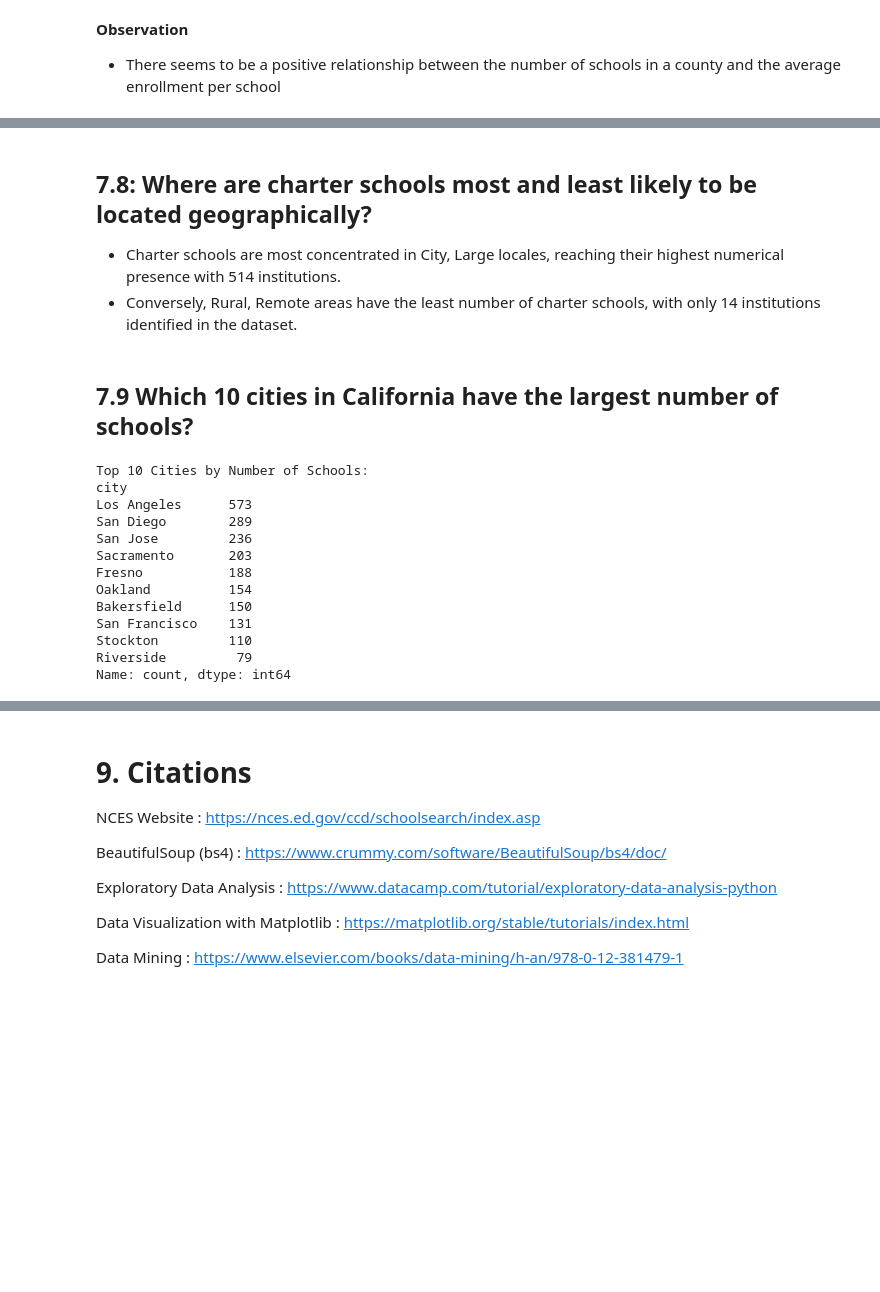
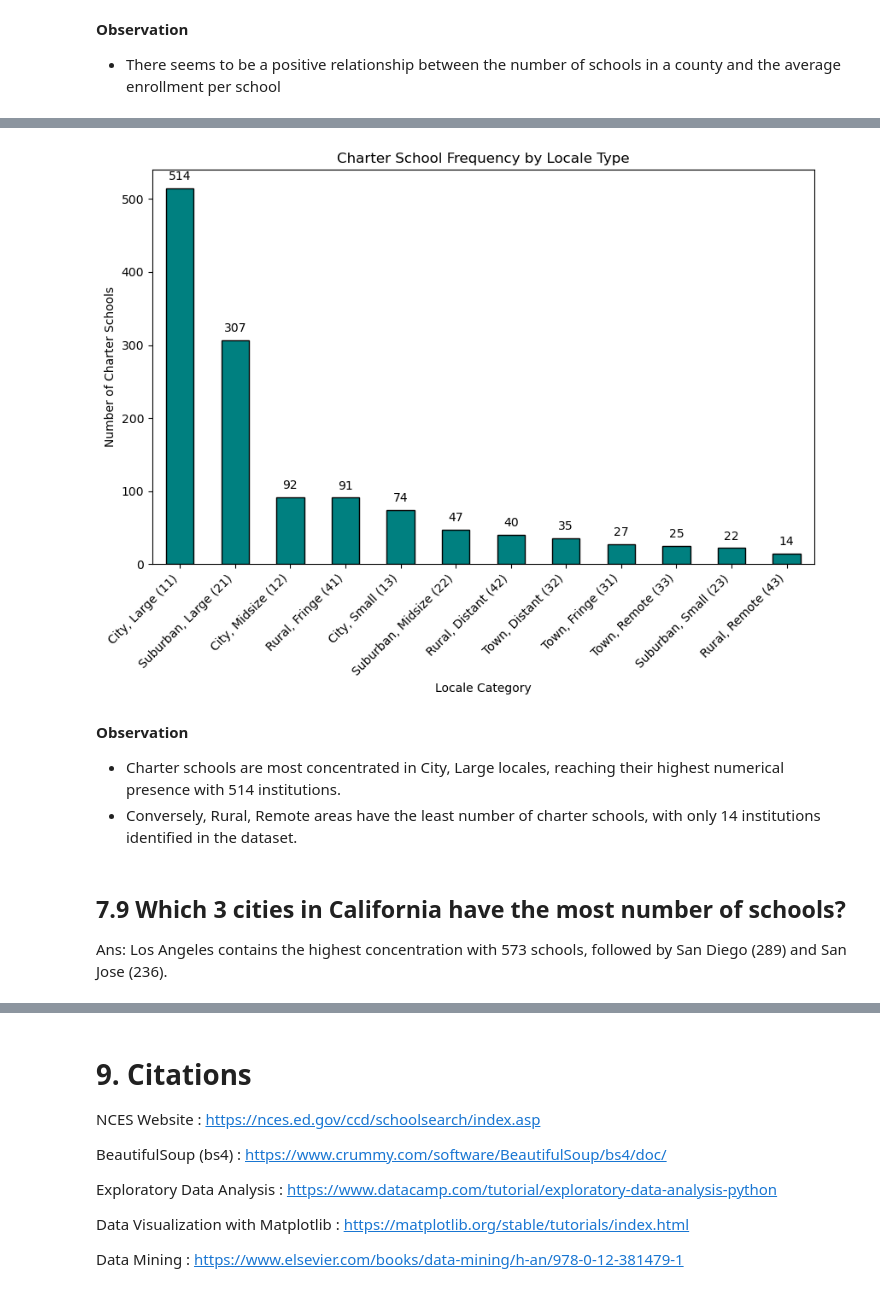
Before and after one commit to rodney-hong/eds-6340-project, a Jupyter notebook: Team 4_Midterm Project.ipynb, the cells around one changed output, grey strips where cells are left out. Saved outputs shown, nothing was run; the diff lists cells and outputs as text; code cells hidden in the pictures; blank space fills up the shorter version.

```diff
--- a/Team 4_Midterm Project.ipynb
+++ b/Team 4_Midterm Project.ipynb
@@ -1795,25 +1862,23 @@ plt.show()
+# %%
+# Dynamic locales counting with bar labels
+charter_locales = california_k12_schools[california_k12_schools['charter_school'] == 'Yes']['locale'].value_counts()
+plt.figure(figsize=(10,6))
+ax = charter_locales.plot(kind='bar', color='teal', edgecolor='black')
+for p in ax.patches:
+    ax.annotate(str(p.get_height()), (p.get_x() + p.get_width()/2., p.get_height()),
+                ha='center', va='center', xytext=(0, 10), textcoords='offset points')
+plt.title('Charter School Frequency by Locale Type')
+plt.xlabel('Locale Category')
+plt.ylabel('Number of Charter Schools')
+plt.xticks(rotation=45, ha='right')
+plt.show()
+# %% [output]
+[figure, added]
 # %% [markdown]
-## 7.8: Where are charter schools most and least likely to be located geographically?
+**Observation**
 - Charter schools are most concentrated in City, Large locales, reaching their highest numerical presence with 514 institutions.
 - Conversely, Rural, Remote areas have the least number of charter schools, with only 14 institutions identified in the dataset.
 # %% [markdown]
-## 7.9 Which 10 cities in California have the largest number of schools?
+## 7.9 Which 3 cities in California have the most number of schools?
+
+Ans: Los Angeles contains the highest concentration with 573 schools, followed by San Diego (289) and San Jose (236).
-# %%
-# Counting the top 10 cities by number of schools
-city_counts = california_k12_schools['city'].value_counts().head(10)
-print("Top 10 Cities by Number of Schools:")
-print(city_counts)
-# %% [output]
-Top 10 Cities by Number of Schools:
-city
-Los Angeles      573
-San Diego        289
-San Jose         236
-Sacramento       203
-Fresno           188
-Oakland          154
-Bakersfield      150
-San Francisco    131
-Stockton         110
-Riverside         79
-Name: count, dtype: int64
```
Also changed, not shown: parts of 22 cells of this notebook, 1 other file.
